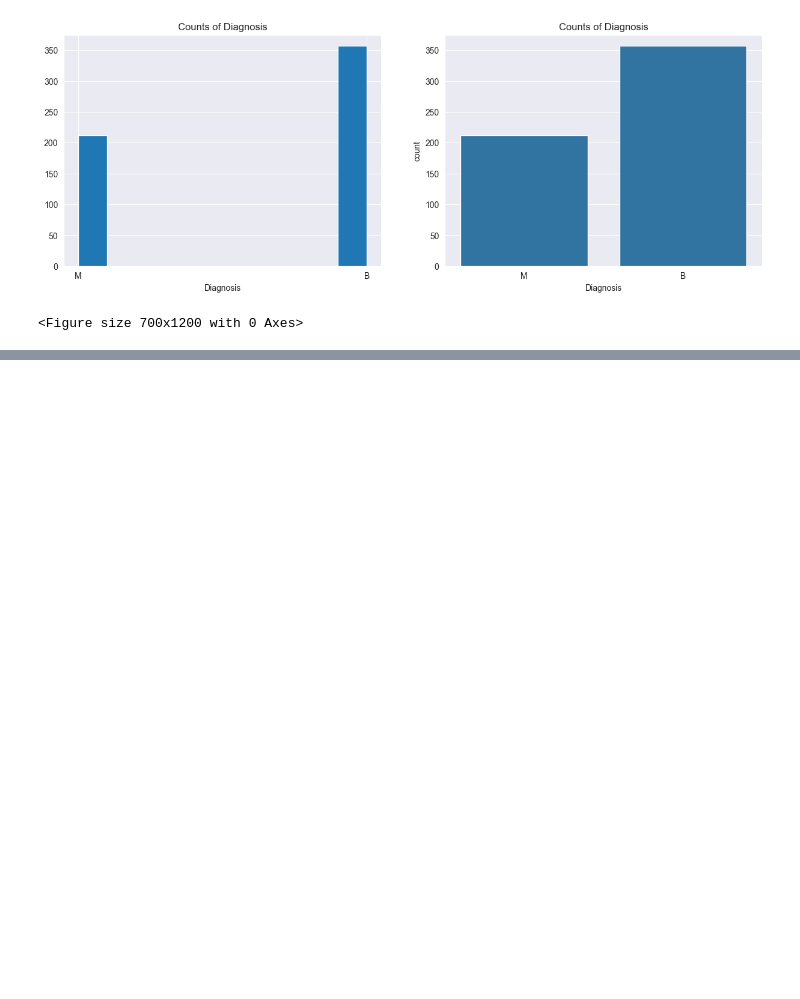
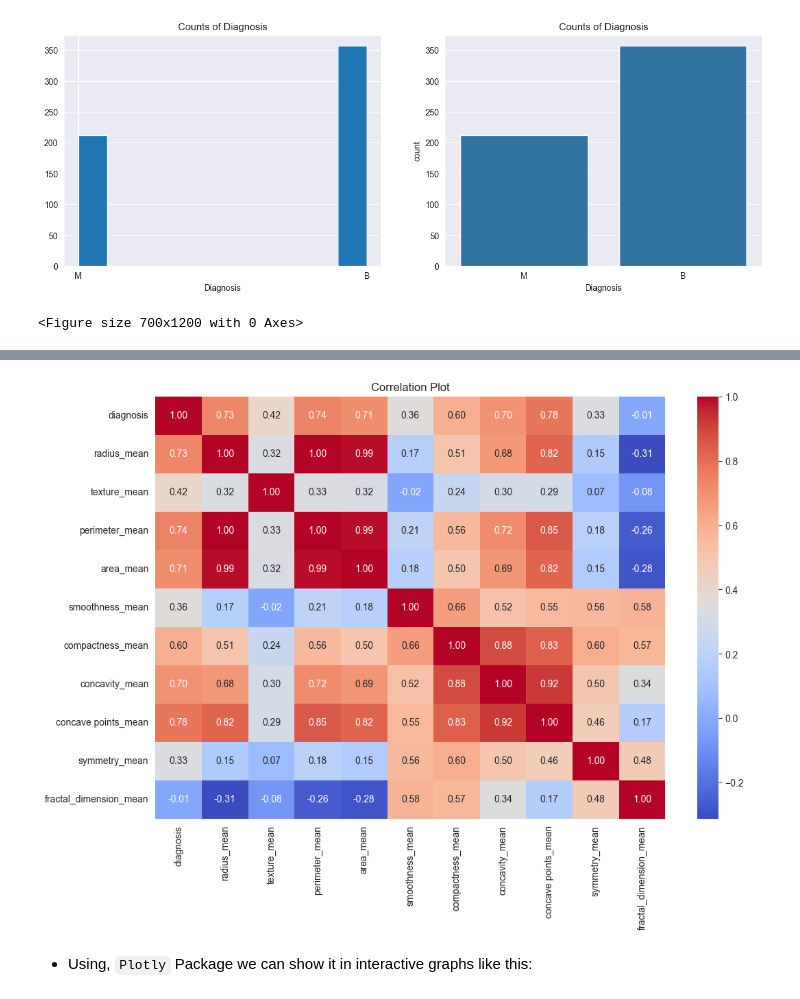
Before and after one commit to adilrasheed139/Breast-Cancer-Prediction, a Jupyter notebook: Predication model.ipynb, the cells around one changed output, grey strips where cells are left out. Cells and saved outputs as stored; diff of their text form; code cells hidden in the pictures; blank space fills up the shorter version.

```diff
--- a/Predication model.ipynb
+++ b/Predication model.ipynb
@@ -239,0 +322,10 @@ plt.show()
+# %%
+# Create a heatmap
+plt.figure(figsize=(12, 8))
+sns.heatmap(data[cols].corr(), annot=True, cmap='coolwarm', fmt=".2f", annot_kws={"size": 10})
+plt.title('Correlation Plot')
+plt.show()
+# %% [output]
+[figure, added]
+# %% [markdown]
+- Using, `Plotly` Package we can show it in interactive graphs like this:
```
Also changed, not shown: parts of 12 cells of this notebook.
